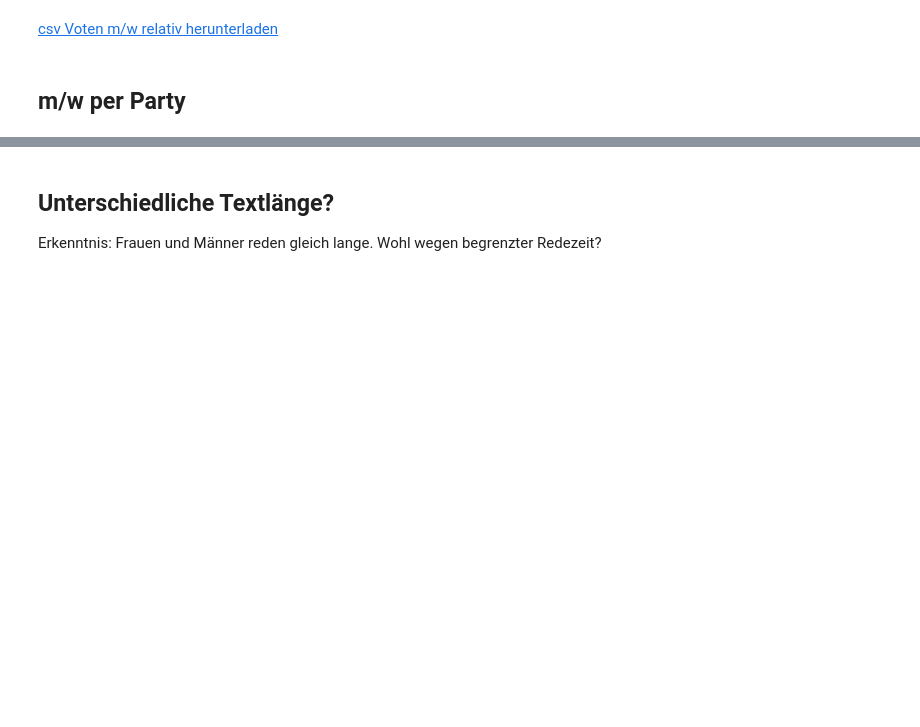
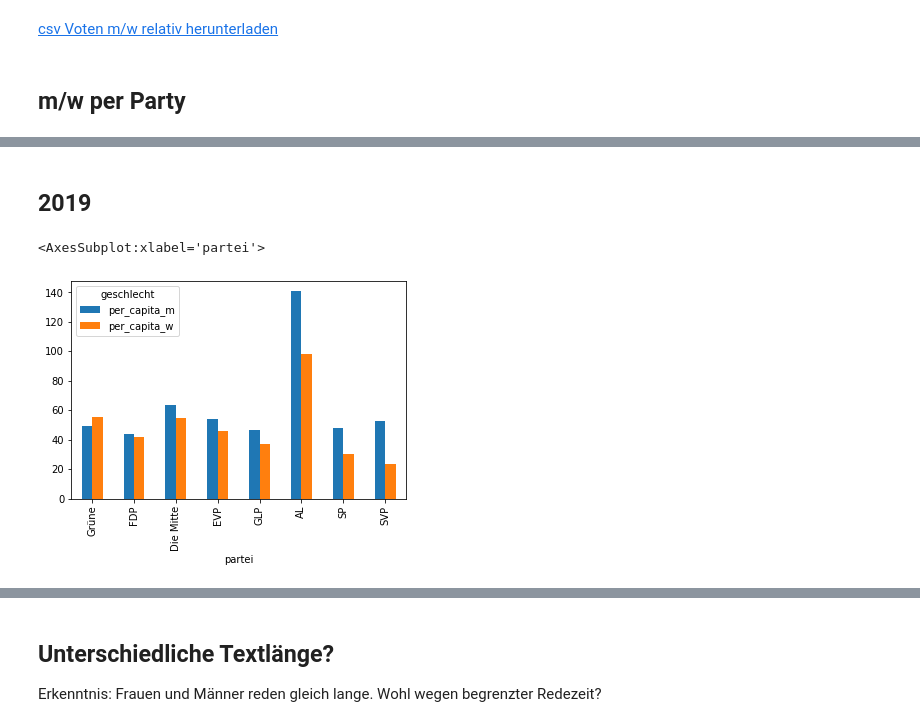
Before and after one commit to simonhuwiler/nzz_zh_kantonsrat, a Jupyter notebook: src/4_analyse_base.ipynb, the cells around one changed output, grey strips where cells are left out. Drawn from its saved outputs; the diff is of its cells as text; code cells hidden in the pictures; blank space fills up the shorter version.

```diff
--- a/src/4_analyse_base.ipynb
+++ b/src/4_analyse_base.ipynb
@@ -204,0 +206,29 @@ df2[['SVP', 'SP', 'FDP', 'CVP', 'Grüne', 'GLP']].plot(figsize=(12, 7))
+# %% [markdown]
+## 2019
+# %%
+# Nur aktueller Kantonsrat (>=2019). Stichtag Zusammensetzung: 2021.07.01.
+df2 = df[df.session >= 2019].groupby('partei').agg({'votum_m': 'sum', 'votum_w': 'sum'})
+
+# Get Kantonsrat
+df_kantonsrat = utils.kantonsrat_as_dataframe(kantonsrat, datetime.datetime(2021, 7, 1))
+df_kantonsrat = pd.pivot_table(df_kantonsrat, index='party', columns='geschlecht', values='name', aggfunc='count')
+df_kantonsrat = df_kantonsrat.fillna(0)
+
+# Merge
+df2 = df2.reset_index().merge(df_kantonsrat.reset_index(), how='left', left_on = 'partei', right_on='party')
+
+# Calc per Capita
+df2['per_capita_m'] = round(df2['votum_m'] / df2['m'], 1)
+df2['per_capita_w'] = round(df2['votum_w'] / df2['w'], 1)
+df2['abweichung'] = df2['per_capita_m'] / df2['per_capita_w']
+
+df2 = df2[df2.w > 0]
+
+df2 = df2.set_index('partei')
+
+df2 = df2.sort_values('abweichung')
+
+df2[['per_capita_m', 'per_capita_w']].plot.bar()
+# %% [output]
+<AxesSubplot:xlabel='partei'>
+[figure, added]
```
Also changed, not shown: parts of 19 cells of this notebook, 1 other file.
